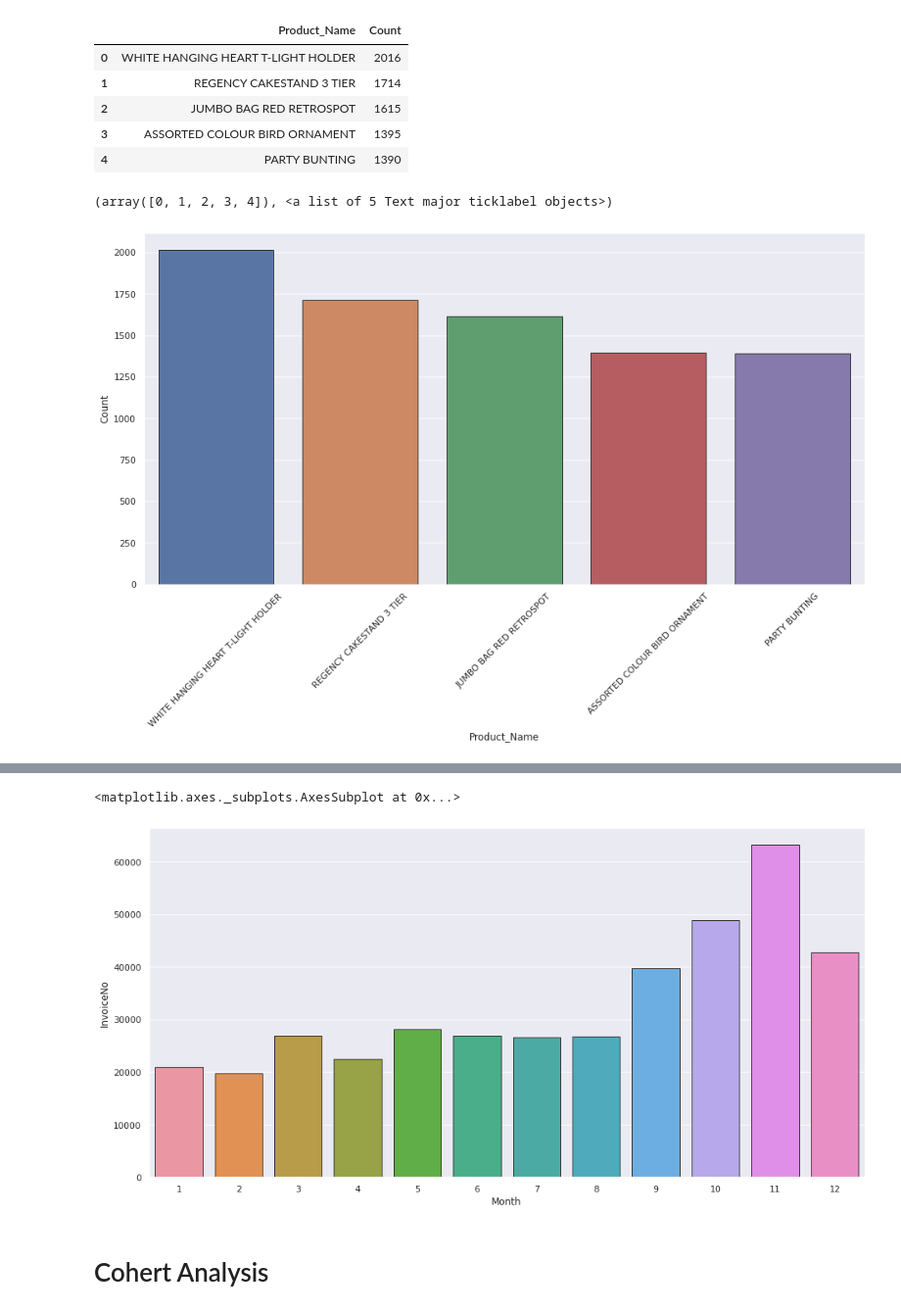
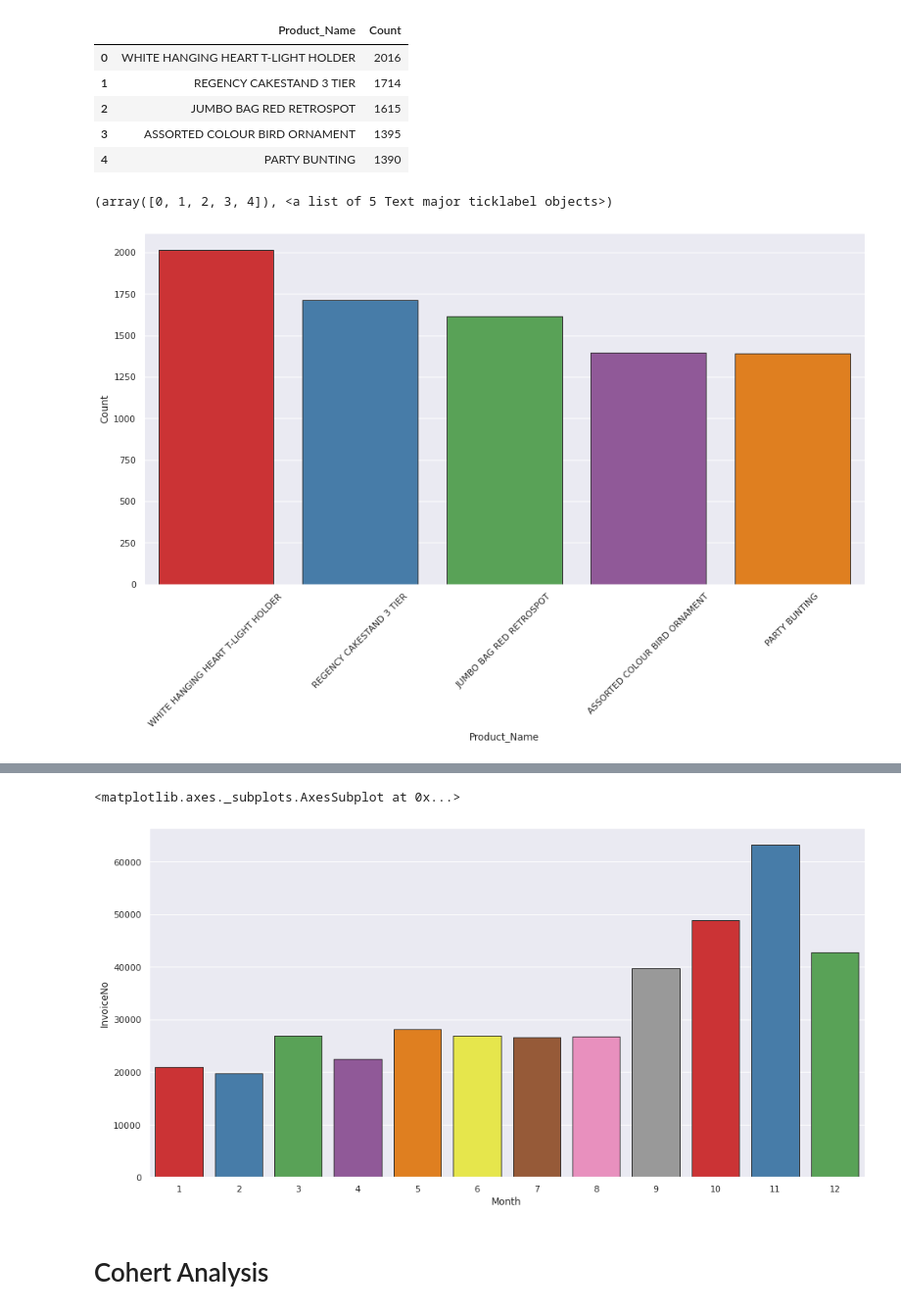
Before and after one commit to tejaswaroop2310/Customer-Segmentation, a Jupyter notebook: Onlinf_Retail_Customer_Segmentation.ipynb, the cells around one changed output, grey strips where cells are left out. Shown at 98% size. Drawn from its saved outputs; the diff is of its cells as text; code cells hidden in the pictures.

```diff
--- a/Onlinf_Retail_Customer_Segmentation.ipynb
+++ b/Onlinf_Retail_Customer_Segmentation.ipynb
@@ -224,11 +231,11 @@ Description.head()
 #count plot for product name
 fig, axes = plt.subplots(figsize=(16,8))
 
-sns.barplot( x='Product_Name', y='Count',  linewidth=1, edgecolor='0.2',data=Description[0:5])
+sns.barplot( x='Product_Name', y='Count',  linewidth=1, edgecolor='0.2',data=Description[0:5],palette="Set1")
 plt.xticks(rotation=45)
 # %% [output]
 (array([0, 1, 2, 3, 4]), <a list of 5 Text major ticklabel objects>)
-[figure, old version]
+[figure, new version]
 # %%
 # get month from datetime object
 df['Month'] = df['InvoiceDate'].apply(lambda x: x.month)
@@ -243,12 +250,11 @@ df.head()
 # %%
 # plot sales for every month
 month_df = df.groupby('Month').count().reset_index()
 fig, axes = plt.subplots(figsize=(16,8))
-sns.set_style("darkgrid")
-sns.barplot(data=month_df, x='Month', y='InvoiceNo', ax=axes, linewidth=1, edgecolor='0.2')
+sns.barplot(data=month_df, x='Month', y='InvoiceNo', ax=axes, linewidth=1, edgecolor='0.2',palette="Set1")
 # %% [output]
 <matplotlib.axes._subplots.AxesSubplot at 0x...>
-[figure, old version]
+[figure, new version]
 # %% [markdown]
 # Cohert Analysis
 # %% [markdown]
```
Also changed, not shown: parts of 30 cells of this notebook.
